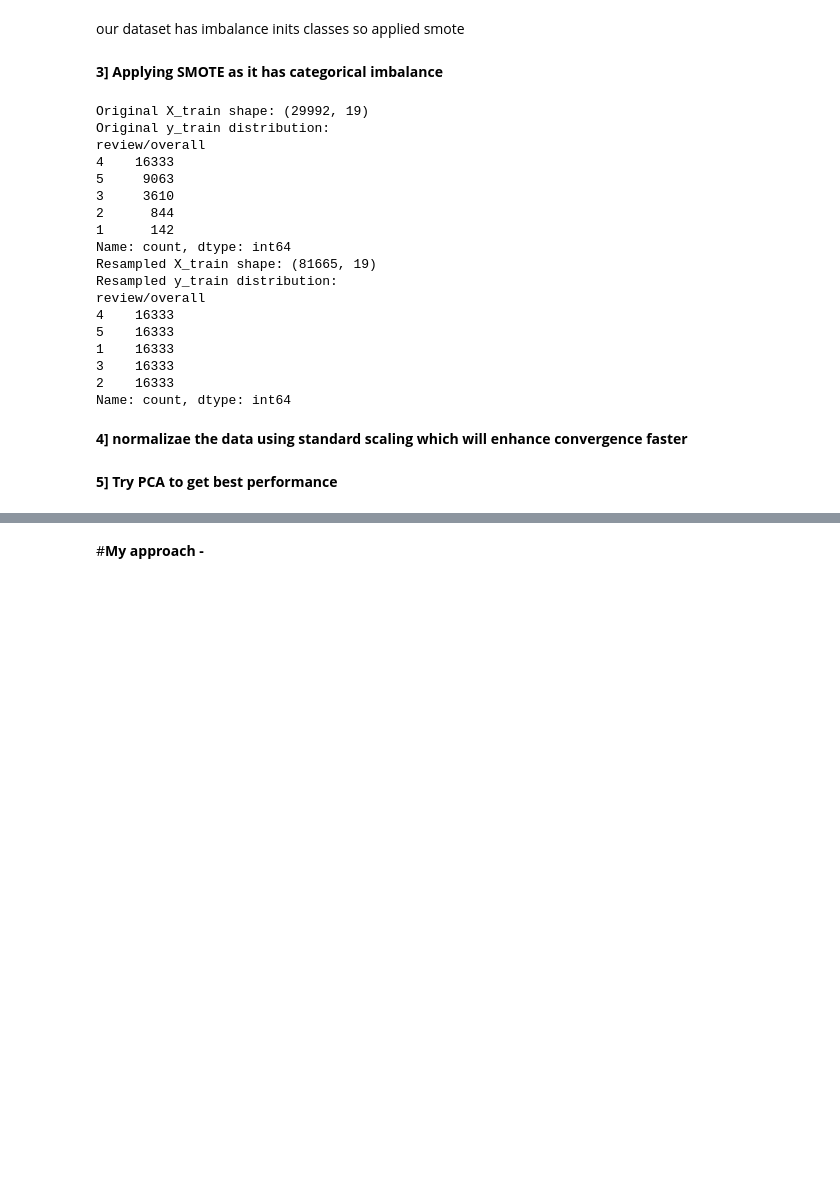
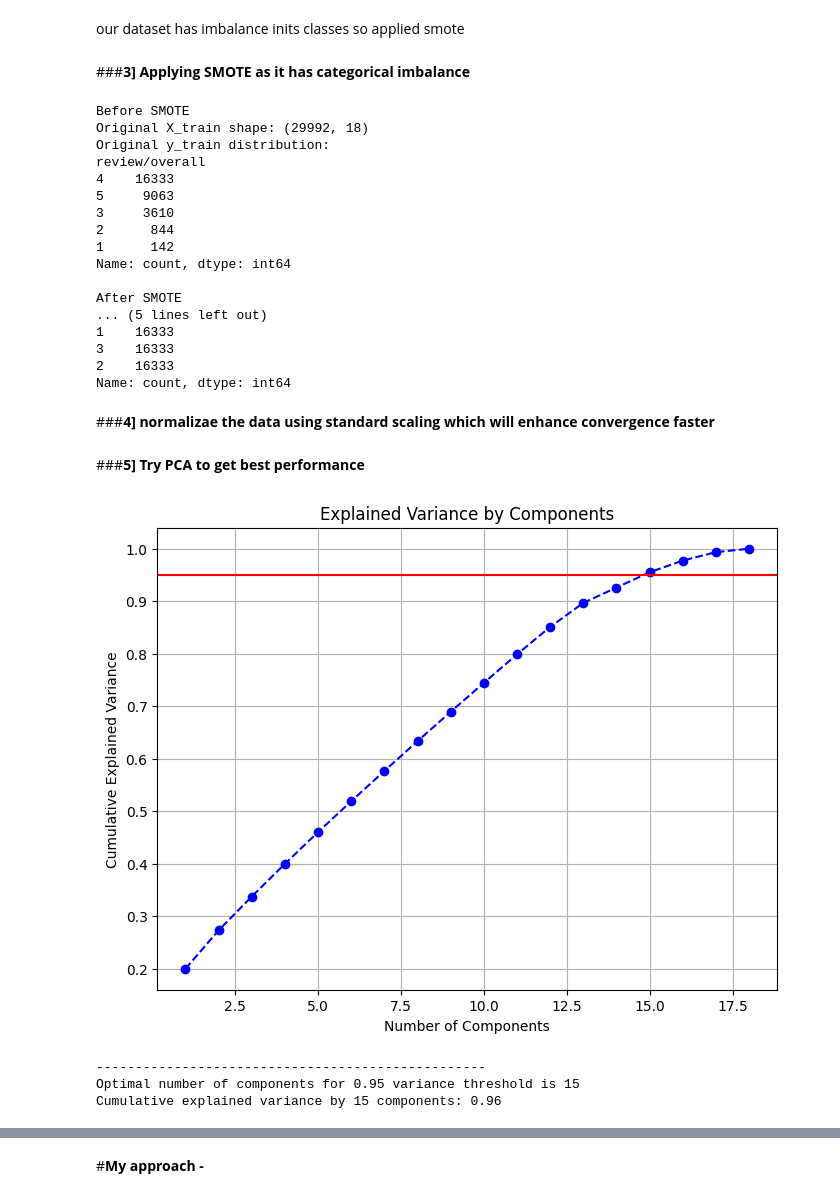
Before and after one commit to Rohit-Saswadkar/Blue-Bash-beer-review-prediction, a Jupyter notebook: Bluebash_beer_review_prediction.ipynb, the cells around one changed output, grey strips where cells are left out. Saved outputs shown, nothing was run; the diff lists cells and outputs as text; code cells hidden in the pictures; blank space fills up the shorter version.

```diff
--- a/Bluebash_beer_review_prediction.ipynb
+++ b/Bluebash_beer_review_prediction.ipynb
@@ -265,4 +272,7 @@ df['day'] = df['review_time'].dt.day
 df['month'] = df['review_time'].dt.month
 df['year'] = df['review_time'].dt.year
 df['hour'] = df['review_time'].dt.hour
+# %%
+# drop the old columns
+df.drop(columns = ['review/timeUnix','review_time'], axis= 1, inplace = True)
 # %%
@@ -742,7 +739,7 @@ y_test shape: (7498,)
 # %% [markdown]
 our dataset has imbalance inits classes so applied smote
 # %% [markdown]
-**3] Applying SMOTE as it has categorical imbalance**
+###**3] Applying SMOTE as it has categorical imbalance**
 # %%
 from imblearn.over_sampling import SMOTE
 from sklearn.model_selection import train_test_split
@@ -755,13 +752,15 @@ smote = SMOTE(random_state=42)
 X_train_smote, y_train_smote = smote.fit_resample(X_train, y_train)
 
 # Display the shapes of the resulting datasets
+print('Before SMOTE')
 print(f"Original X_train shape: {X_train.shape}")
 print(f"Original y_train distribution:\n{y_train.value_counts()}")
-
+print('\nAfter SMOTE')
 print(f"Resampled X_train shape: {X_train_smote.shape}")
 print(f"Resampled y_train distribution:\n{y_train_smote.value_counts()}")
 # %% [output]
-Original X_train shape: (29992, 19)
+Before SMOTE
+Original X_train shape: (29992, 18)
 Original y_train distribution:
 review/overall
 4    16333
@@ -770,42 +769,68 @@ review/overall
 2      844
 1      142
 Name: count, dtype: int64
-Resampled X_train shape: (81665, 19)
-Resampled y_train distribution:
-review/overall
-4    16333
-5    16333
+
+After SMOTE
+... (5 lines left out)
 1    16333
 3    16333
 2    16333
 Name: count, dtype: int64
 # %% [markdown]
-**4] normalizae the data using standard scaling which will enhance convergence faster**
+###**4] normalizae the data using standard scaling which will enhance convergence faster**
 # %%
 from sklearn.preprocessing import StandardScaler
 scaler = StandardScaler()
 X_train_scaled = scaler.fit_transform(X_train_smote)
 X_test_scaled = scaler.transform(X_test)
 # %% [markdown]
-**5] Try PCA to get best performance**
+###**5] Try PCA to get best performance**
 # %%
 from sklearn.decomposition import PCA
 import numpy as np
+import matplotlib.pyplot as plt
+
 # Initialize PCA and find the optimal number of components
 def find_best_n_components(X_train_scaled, variance_threshold=0.95):
     pca = PCA()
     pca.fit(X_train_scaled)
     cumsum = np.cumsum(pca.explained_variance_ratio_)
-    num_components = np.argmax(cumsum >= variance_threshold) + 1
+
+    # Find the number of components required to explain the desired variance
+    num_components = int(np.argmax(cumsum >= variance_threshold) + 1)  # Ensure num_components is an integer
+
+    # Plot the explained variance
+    plt.figure(figsize=(8, 6))
+    plt.plot(np.arange(1, len(cumsum) + 1), cumsum, marker='o', linestyle='--', color='b')
+    plt.axhline(y=variance_threshold, color='r', linestyle='-')
+    plt.title('Explained Variance by Components')
+    plt.xlabel('Number of Components')
+    plt.ylabel('Cumulative Explained Variance')
+    plt.grid(True)
+    plt.show()
+
     return num_components
 
+variance_threshold = 0.95
 # Get the optimal number of components
 n_components = find_best_n_components(X_train_scaled)
+print('-' * 50)
+print(f"Optimal number of components for {variance_threshold} variance threshold is {n_components}")
 
 # Apply PCA with the optimal number of components
 pca = PCA(n_components=n_components)
 X_train_pca = pca.fit_transform(X_train_scaled)
 X_test_pca = pca.transform(X_test_scaled)
+
+# Display the cumulative variance explained by the selected components
+explained_variance = np.sum(pca.explained_variance_ratio_)
+
+print(f"Cumulative explained variance by {n_components} components: {explained_variance:.2f}")
+# %% [output]
+[figure, added]
+--------------------------------------------------
+Optimal number of components for 0.95 variance threshold is 15
+Cumulative explained variance by 15 components: 0.96
 # %%
 import pandas as pd
 import numpy as np
```
Also changed, not shown: parts of 31 cells of this notebook.
